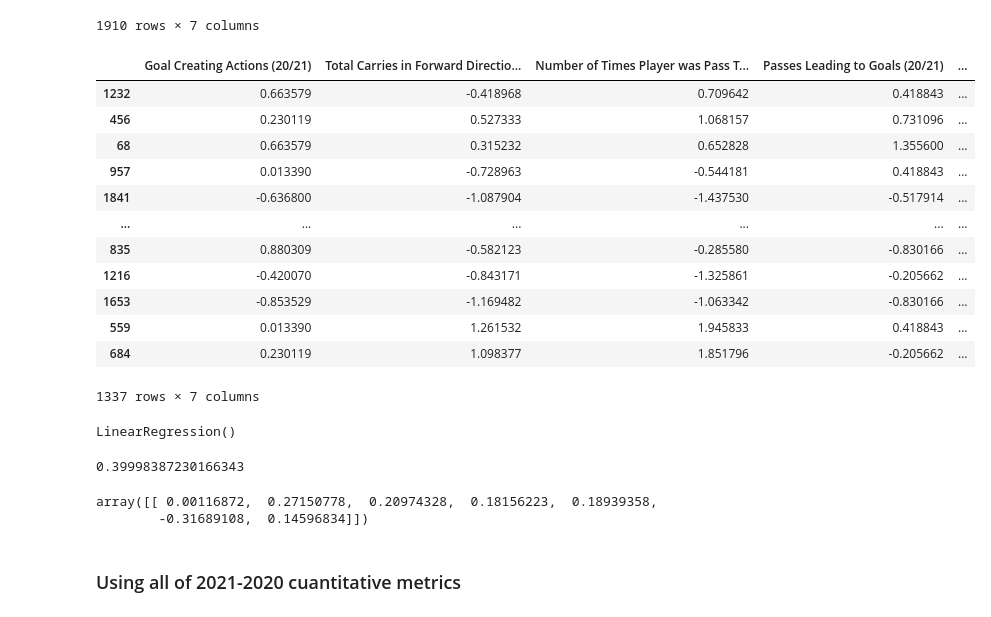
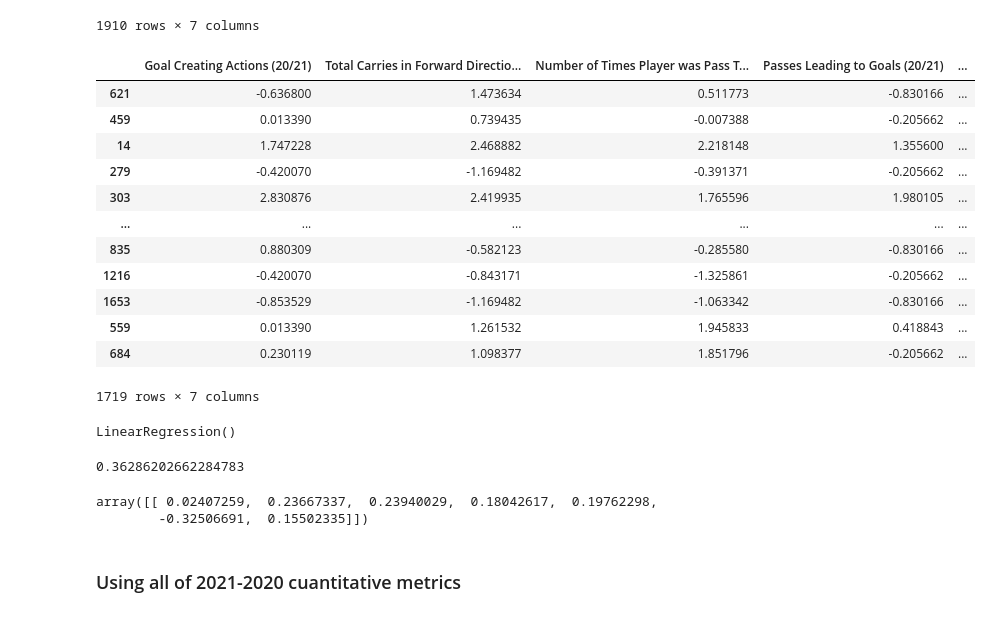
Before and after one commit to camiloms10/soccer_players_value, a Jupyter notebook: players_value.ipynb, the cells around one changed output. Saved outputs shown, nothing was run; the diff lists cells and outputs as text; code cells hidden in the pictures.

```diff
--- a/players_value.ipynb
+++ b/players_value.ipynb
@@ -327,22 +328,22 @@ x_std
 | 1909 | -0.853529 | -1.169482 | -1.511976 | -0.830166 | ... |
 1910 rows × 7 columns
 # %%
-X_train_std, X_test_std, Y_train_std, Y_test_std = train_test_split(x_std,y_std,test_size=0.3, random_state=0)
+X_train_std, X_test_std, Y_train_std, Y_test_std = train_test_split(x_std,y_std,test_size=0.1, random_state=0)
 X_train_std
 # %% [output]
 |  | Goal Creating Actions (20/21) | Total Carries in Forward Directio... | Number of Times Player was Pass T... | Passes Leading to Goals (20/21) | ... |
-| 1232 | 0.663579 | -0.418968 | 0.709642 | 0.418843 | ... |
-| 456 | 0.230119 | 0.527333 | 1.068157 | 0.731096 | ... |
-| 68 | 0.663579 | 0.315232 | 0.652828 | 1.355600 | ... |
-| 957 | 0.013390 | -0.728963 | -0.544181 | 0.418843 | ... |
-| 1841 | -0.636800 | -1.087904 | -1.437530 | -0.517914 | ... |
+| 621 | -0.636800 | 1.473634 | 0.511773 | -0.830166 | ... |
+| 459 | 0.013390 | 0.739435 | -0.007388 | -0.205662 | ... |
+| 14 | 1.747228 | 2.468882 | 2.218148 | 1.355600 | ... |
+| 279 | -0.420070 | -1.169482 | -0.391371 | -0.205662 | ... |
+| 303 | 2.830876 | 2.419935 | 1.765596 | 1.980105 | ... |
 | ... | ... | ... | ... | ... | ... |
 | 835 | 0.880309 | -0.582123 | -0.285580 | -0.830166 | ... |
 | 1216 | -0.420070 | -0.843171 | -1.325861 | -0.205662 | ... |
 | 1653 | -0.853529 | -1.169482 | -1.063342 | -0.830166 | ... |
 | 559 | 0.013390 | 1.261532 | 1.945833 | 0.418843 | ... |
 | 684 | 0.230119 | 1.098377 | 1.851796 | -0.205662 | ... |
-1337 rows × 7 columns
+1719 rows × 7 columns
 # %%
 regressor_std = LinearRegression()
 regressor_std.fit(X_train_std, Y_train_std)
@@ -351,12 +352,12 @@ LinearRegression()
 # %%
 regressor_std.score(X_test_std,Y_test_std)
 # %% [output]
-0.39998387230166343
+0.36286202662284783
 # %%
 regressor_std.coef_
 # %% [output]
-array([[ 0.00116872,  0.27150778,  0.20974328,  0.18156223,  0.18939358,
-        -0.31689108,  0.14596834]])
+array([[ 0.02407259,  0.23667337,  0.23940029,  0.18042617,  0.19762298,
+        -0.32506691,  0.15502335]])
 # %% [markdown]
 ### Using all of 2021-2020 cuantitative metrics
 # %%
```
Also changed, not shown: parts of 24 cells of this notebook.
